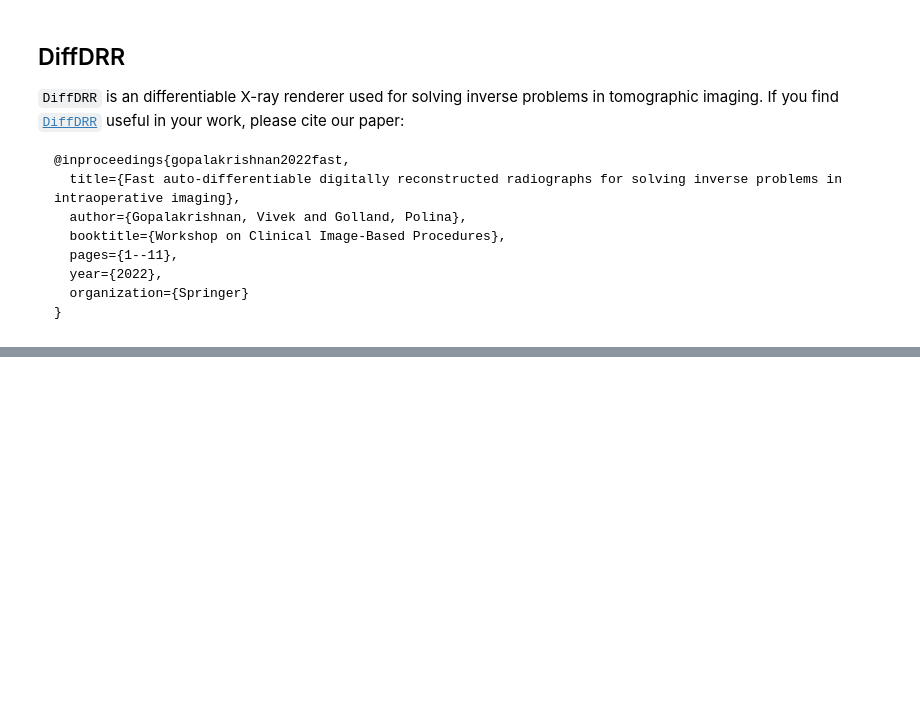
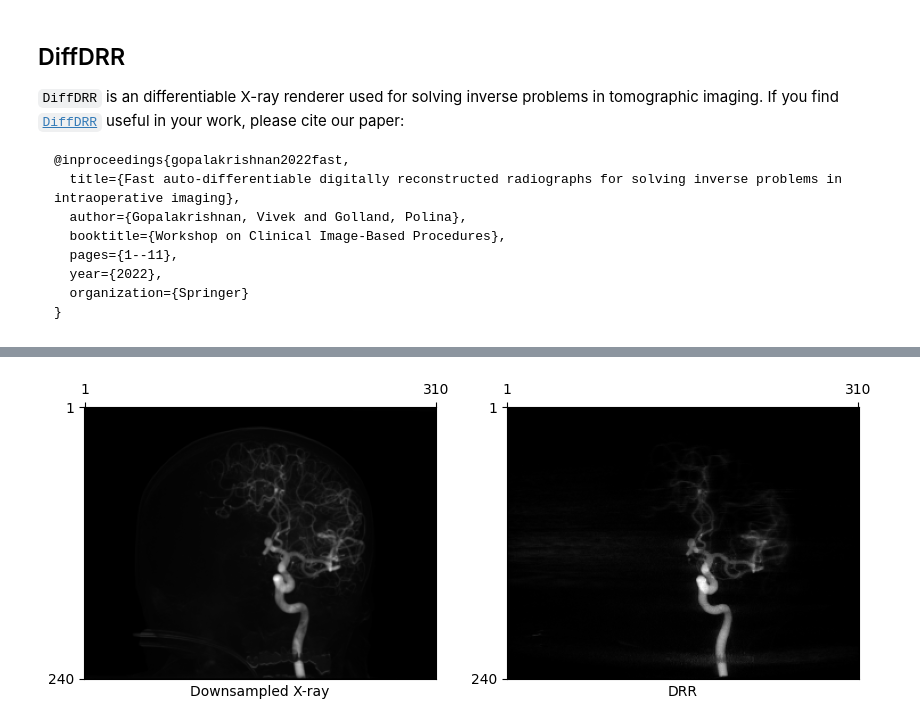
Before and after one commit to eigenvivek/DiffDRR-Datasets, a Jupyter notebook: notebooks/index.ipynb, the cells around one changed output, grey strips where cells are left out. Cells and saved outputs as stored; diff of their text form; code cells hidden in the pictures; blank space fills up the shorter version.

```diff
--- a/notebooks/index.ipynb
+++ b/notebooks/index.ipynb
@@ -59,0 +109,29 @@ If you use any of these datasets, please cite the original papers.
+# %%
+#| eval: false
+from diffdrrdata.ljubljana import LjubljanaDataset, Transforms
+
+# Load a subject from the LjubljanaDataset
+ljubljana = LjubljanaDataset(id_number=1)
+gt, pose, focal_len, height, width, delx, dely, x0, y0 = ljubljana[0]
+
+# Initialize the DRR module
+subsample = 8
+drr = DRR(
+    ljubljana.subject,
+    focal_len,
+    height // subsample,
+    delx * subsample,
+    width // subsample,
+    dely * subsample,
+    x0=y0,
+    y0=x0,
+)
+transform = Transforms(height // subsample, width // subsample)
+
+# Render a DRR from the ground truth camera pose
+img = drr(pose)
+gt, img = transform(gt), transform(img)
+plot_drr(torch.concat([gt, img]), title=["Downsampled X-ray", "DRR"])
+plt.show()
+# %% [output]
+[figure, added]
```
Also changed, not shown: parts of 5 cells of this notebook, 13 other files.
